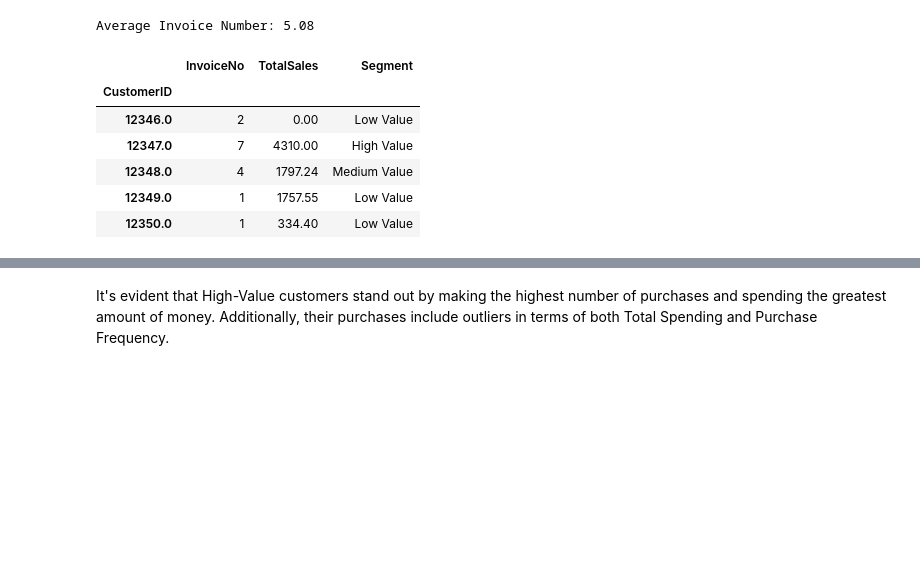
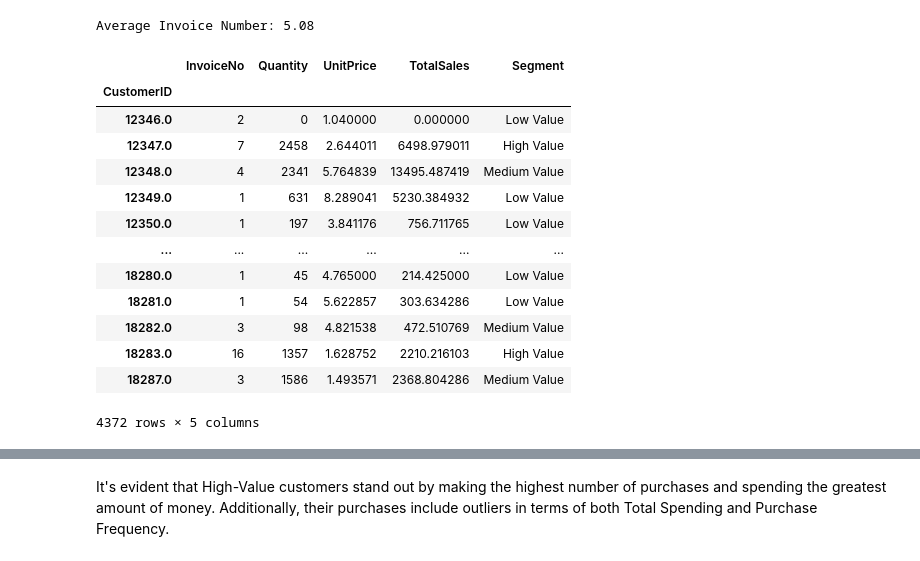
Before and after one commit to Chirag529/CourseraProject, a Jupyter notebook: online_retail/online_retail.ipynb, the cells around one changed output, grey strips where cells are left out. Drawn from its saved outputs; the diff is of its cells as text; code cells hidden in the pictures; blank space fills up the shorter version.

```diff
--- a/online_retail/online_retail.ipynb
+++ b/online_retail/online_retail.ipynb
@@ -546,37 +561,50 @@ Average Invoice Number: 5.08
 # %%
 # Customer segmentation based on purchase frequency and total spending
 customer_segmentation = df.groupby("CustomerID").agg(
     {
         "InvoiceNo": "nunique",  # Count of unique invoices as purchase frequency
-        "TotalSales": "sum",  # Sum of total sales as total spending
+        "Quantity": "sum",  # Sum of total quantities
+        "UnitPrice": "mean",  # Average unit price
     }
+)
+
+# Calculate TotalSales as the product of Quantity and UnitPrice
+customer_segmentation["TotalSales"] = (
+    customer_segmentation["Quantity"] * customer_segmentation["UnitPrice"]
 )
 
 # Define segmentation criteria
 
 
 def segment_customers(row):
     if row["InvoiceNo"] >= 5 and row["TotalSales"] >= 500:
         return "High Value"
     elif row["InvoiceNo"] >= 3 and row["TotalSales"] >= 200:
         return "Medium Value"
     else:
         return "Low Value"
 
 
 # Apply segmentation criteria
 customer_segmentation["Segment"] = customer_segmentation.apply(
     segment_customers, axis=1
 )
-customer_segmentation.head()
+customer_segmentation
 # %% [output]
-|  | InvoiceNo | TotalSales | Segment |
-| CustomerID |  |  |  |
-| 12346.0 | 2 | 0.00 | Low Value |
-| 12347.0 | 7 | 4310.00 | High Value |
-| 12348.0 | 4 | 1797.24 | Medium Value |
-| 12349.0 | 1 | 1757.55 | Low Value |
-| 12350.0 | 1 | 334.40 | Low Value |
+|  | InvoiceNo | Quantity | UnitPrice | TotalSales | Segment |
+| CustomerID |  |  |  |  |  |
+| 12346.0 | 2 | 0 | 1.040000 | 0.000000 | Low Value |
+| 12347.0 | 7 | 2458 | 2.644011 | 6498.979011 | High Value |
+| 12348.0 | 4 | 2341 | 5.764839 | 13495.487419 | Medium Value |
+| 12349.0 | 1 | 631 | 8.289041 | 5230.384932 | Low Value |
+| 12350.0 | 1 | 197 | 3.841176 | 756.711765 | Low Value |
+| ... | ... | ... | ... | ... | ... |
+| 18280.0 | 1 | 45 | 4.765000 | 214.425000 | Low Value |
+| 18281.0 | 1 | 54 | 5.622857 | 303.634286 | Low Value |
+| 18282.0 | 3 | 98 | 4.821538 | 472.510769 | Medium Value |
+| 18283.0 | 16 | 1357 | 1.628752 | 2210.216103 | High Value |
+| 18287.0 | 3 | 1586 | 1.493571 | 2368.804286 | Medium Value |
+4372 rows × 5 columns
 # %%
 # Visualize the customer segments
 plt.figure(figsize=(10, 6))
```
Also changed, not shown: parts of 20 cells of this notebook.
